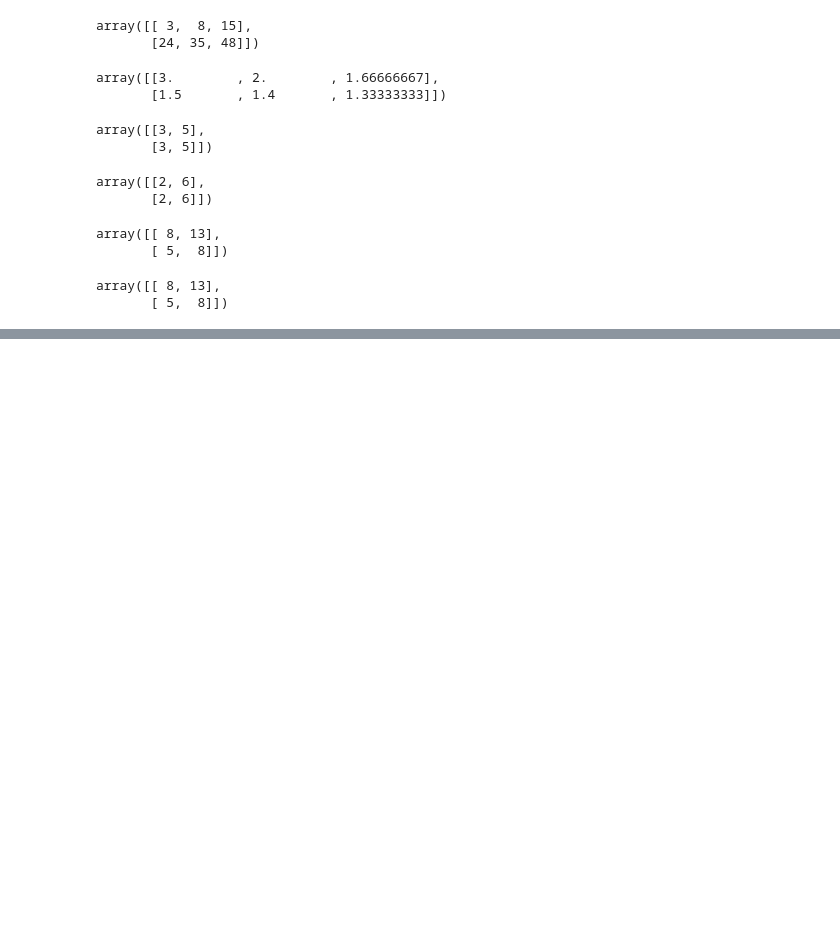
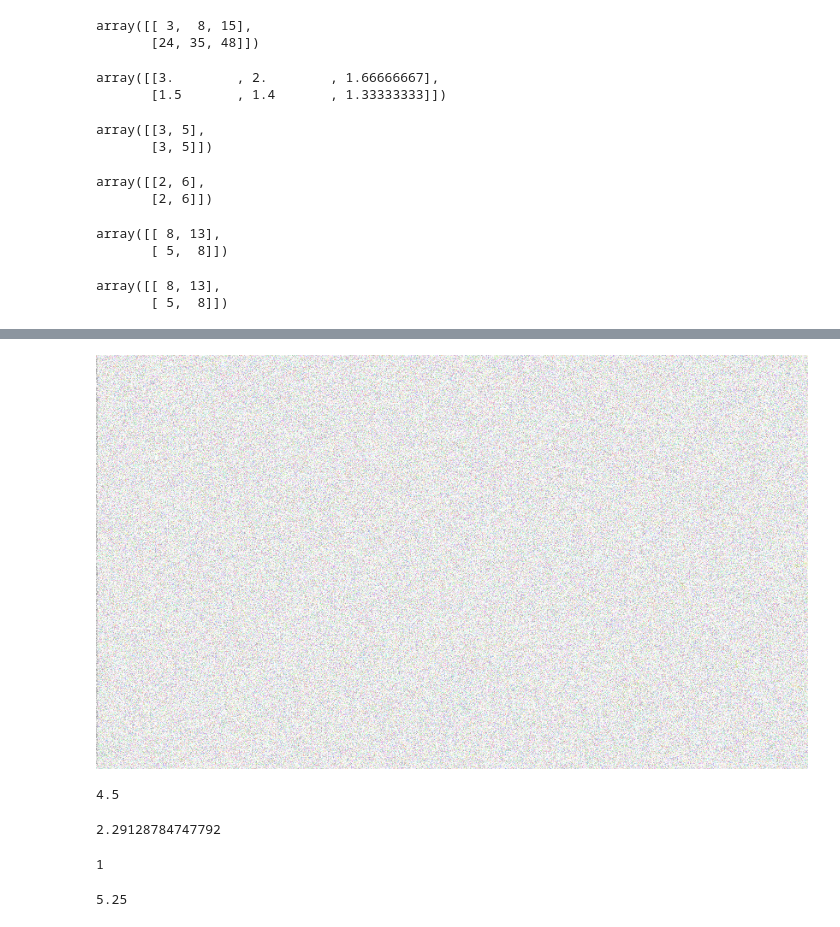
Before and after one commit to JoeJoyal/python-basic, a Jupyter notebook: Numpy.ipynb, the cells around one changed output, grey strips where cells are left out. Drawn from its saved outputs; the diff is of its cells as text; code cells hidden in the pictures; blank space fills up the shorter version.

```diff
--- a/Numpy.ipynb
+++ b/Numpy.ipynb
@@ -92,0 +97,2 @@ array([[ 8, 13],
+# %%
+rgb_img=np.array(img)
@@ -92,0 +127,2 @@ array([[ 8, 13],
+# %%
+additional_data=np.random.randint(0,100, (484, 832, 4))
@@ -92,0 +133,3 @@ array([[ 8, 13],
+# %%
+after_multi = rgb_img * additional_data
+after_norm = (after_multi*255).astype(np.uint8)
@@ -92,0 +176,6 @@ array([[ 8, 13],
+# %%
+final_image=Image.fromarray(after_norm)
+# %%
+final_image
+# %% [output]
+[figure, added]
@@ -92,0 +184,16 @@ array([[ 8, 13],
+# %%
+a.mean()
+# %% [output]
+4.5
+# %%
+a.std()
+# %% [output]
+2.29128784747792
+# %%
+a.min()
+# %% [output]
+1
+# %%
+a.var()
+# %% [output]
+5.25
```
Also changed, not shown: parts of 13 cells of this notebook.
